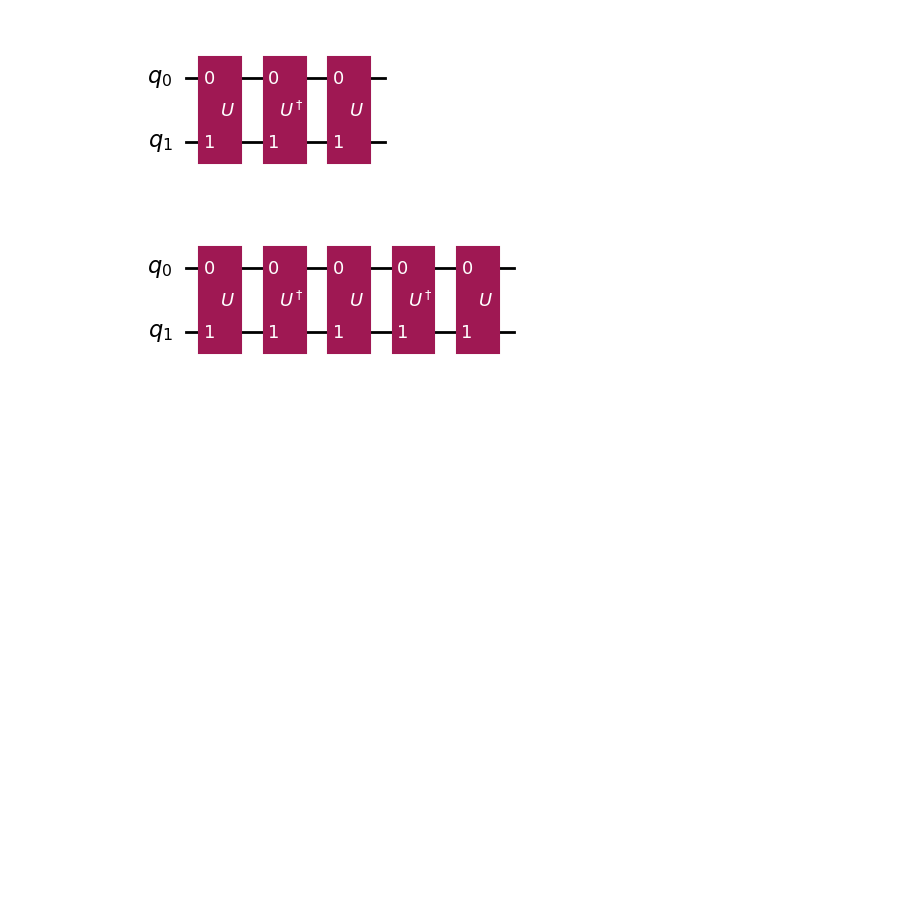
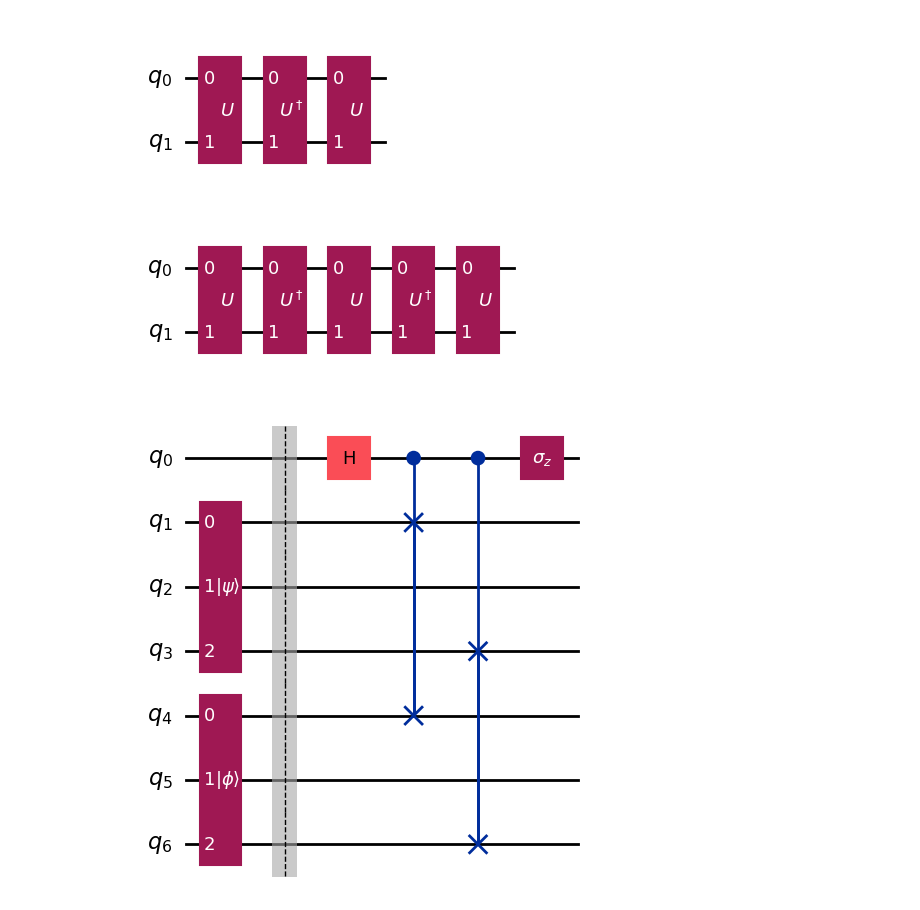
Before and after one commit to LucianoPereiraValenzuela/ECC_2025_testing, a Jupyter notebook: img/figure.ipynb, the cells around one changed output. Drawn from its saved outputs; the diff is of its cells as text; code cells hidden in the pictures; blank space fills up the shorter version.

```diff
--- a/img/figure.ipynb
+++ b/img/figure.ipynb
@@ -103,3 +103,16 @@ qc.unitary( np.eye(2**2), qubits=range(2), label=r'$U$' )
 qc.draw('mpl', filename='pliege2.svg')
 # %% [output]
 [figure]
+# %%
+qc = QuantumCircuit(7)
+qc.unitary( np.eye(2**3), qubits=[1,2,3], label=r'$|\psi\rangle$' )
+qc.unitary( np.eye(2**3), qubits=[4,5,6], label=r'$|\phi\rangle$' )
+qc.barrier()
+qc.h(0)
+qc.cswap(0,1,4)
+qc.cswap(0,3,6)
+qc.draw('mpl')
+qc.unitary( np.eye(2), qubits=[0], label=r'$\sigma_z$' )
+qc.draw('mpl', filename='swap_test.svg')
+# %% [output]
+[figure, added]
```
Also changed, not shown: 2 other files.
